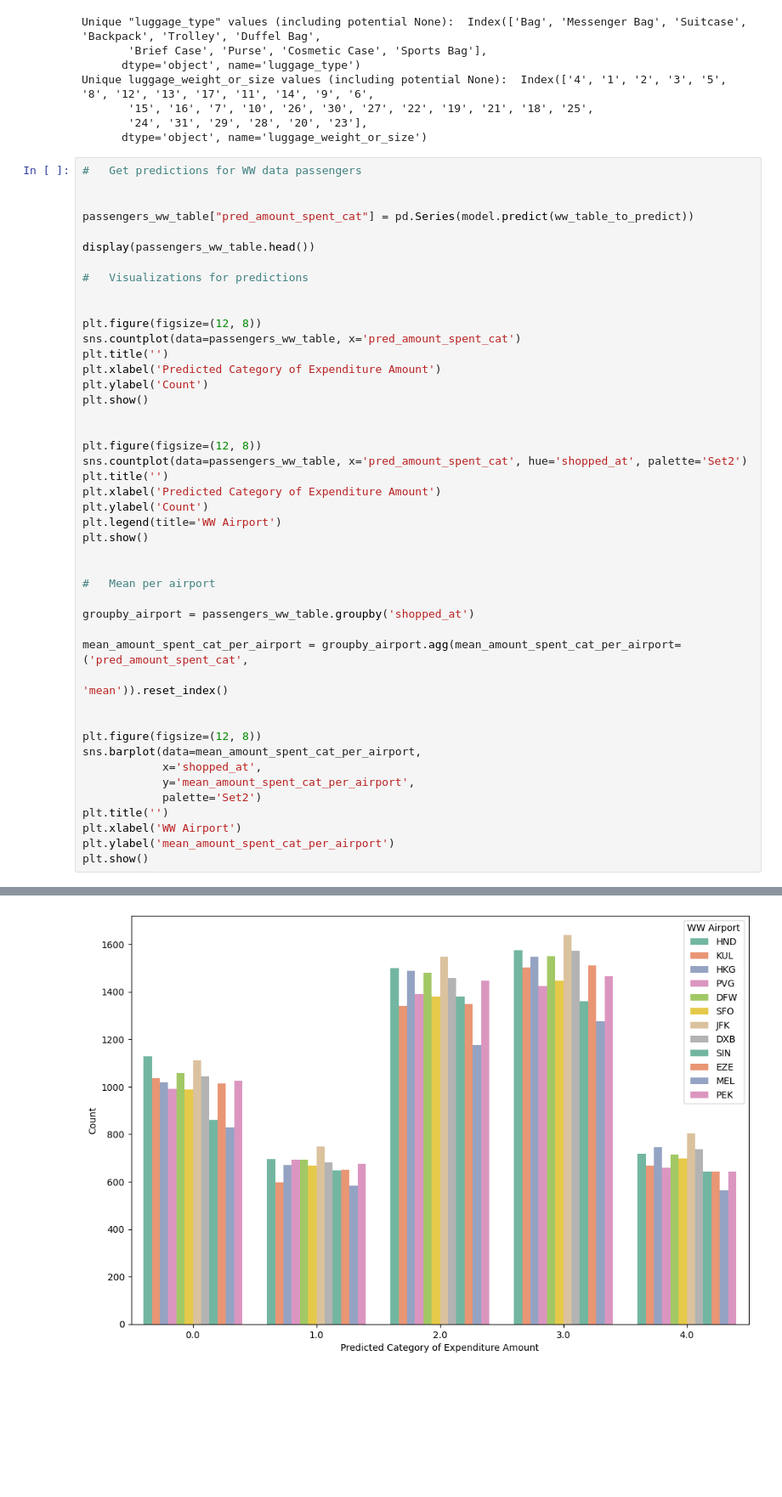
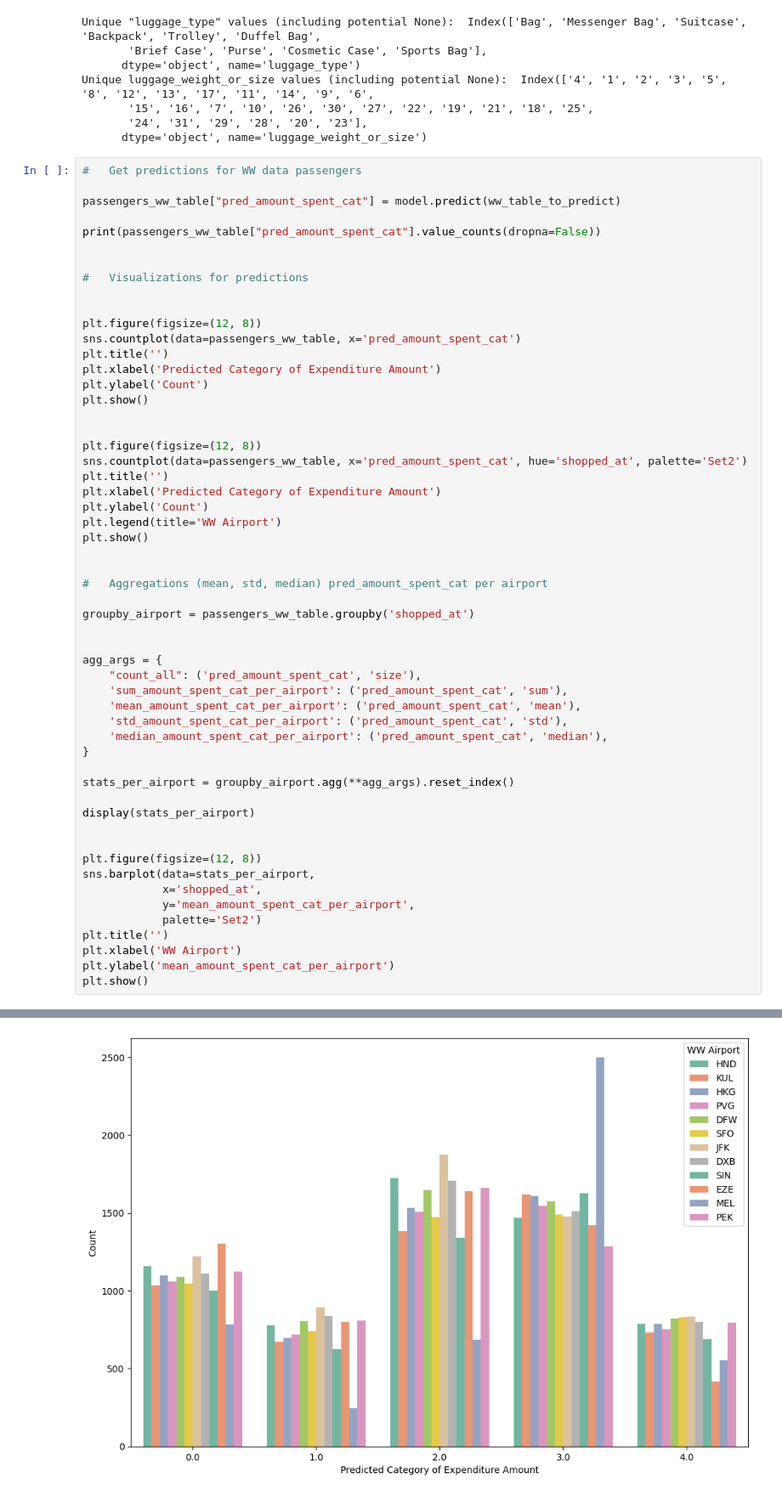
Before and after one commit to lexej/airport-recommendation, a Jupyter notebook: airport_recommenation.ipynb, the cells around one changed output, grey strips where cells are left out. Shown at 85% size. Cells and saved outputs as stored; diff of their text form; blank space fills up the shorter version.

Commit message:
fixed inconsistencies for ww preds

```diff
--- a/airport_recommenation.ipynb
+++ b/airport_recommenation.ipynb
@@ -534,10 +534,10 @@ Unique luggage_weight_or_size values (including potential None):  Index(['4', '1
 # %%
 #   Get predictions for WW data passengers
 
+passengers_ww_table["pred_amount_spent_cat"] = model.predict(ww_table_to_predict)
 
-passengers_ww_table["pred_amount_spent_cat"] = pd.Series(model.predict(ww_table_to_predict))
+print(passengers_ww_table["pred_amount_spent_cat"].value_counts(dropna=False))
 
-display(passengers_ww_table.head())
 
 #   Visualizations for predictions
 
@@ -559,16 +559,26 @@ plt.legend(title='WW Airport')
 plt.show()
 
 
-#   Mean per airport
+#   Aggregations (mean, std, median) pred_amount_spent_cat per airport
 
 groupby_airport = passengers_ww_table.groupby('shopped_at')
 
-mean_amount_spent_cat_per_airport = groupby_airport.agg(mean_amount_spent_cat_per_airport=('pred_amount_spent_cat',
-                                                                                           'mean')).reset_index()
+
+agg_args = {
+    "count_all": ('pred_amount_spent_cat', 'size'),
+    'sum_amount_spent_cat_per_airport': ('pred_amount_spent_cat', 'sum'),
+    'mean_amount_spent_cat_per_airport': ('pred_amount_spent_cat', 'mean'),
+    'std_amount_spent_cat_per_airport': ('pred_amount_spent_cat', 'std'),
+    'median_amount_spent_cat_per_airport': ('pred_amount_spent_cat', 'median'),
+}
+
+stats_per_airport = groupby_airport.agg(**agg_args).reset_index()
+
+display(stats_per_airport)
 
 
 plt.figure(figsize=(12, 8))
-sns.barplot(data=mean_amount_spent_cat_per_airport,
+sns.barplot(data=stats_per_airport,
             x='shopped_at',
             y='mean_amount_spent_cat_per_airport',
             palette='Set2')
@@ -588 +598 @@ plt.show()
-[figure, old version]
+[figure, new version]
```
Also changed, not shown: parts of 1 cell of this notebook.
